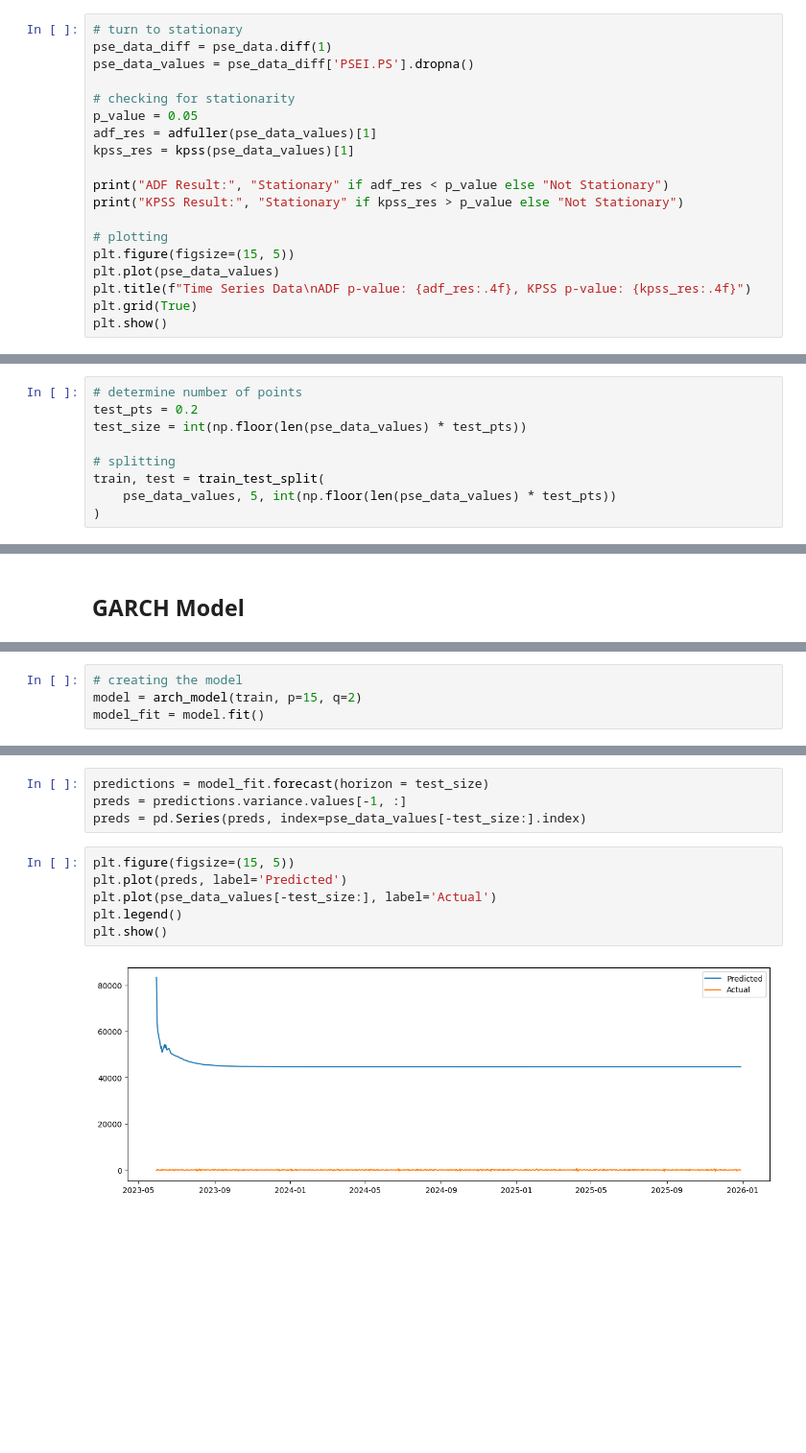
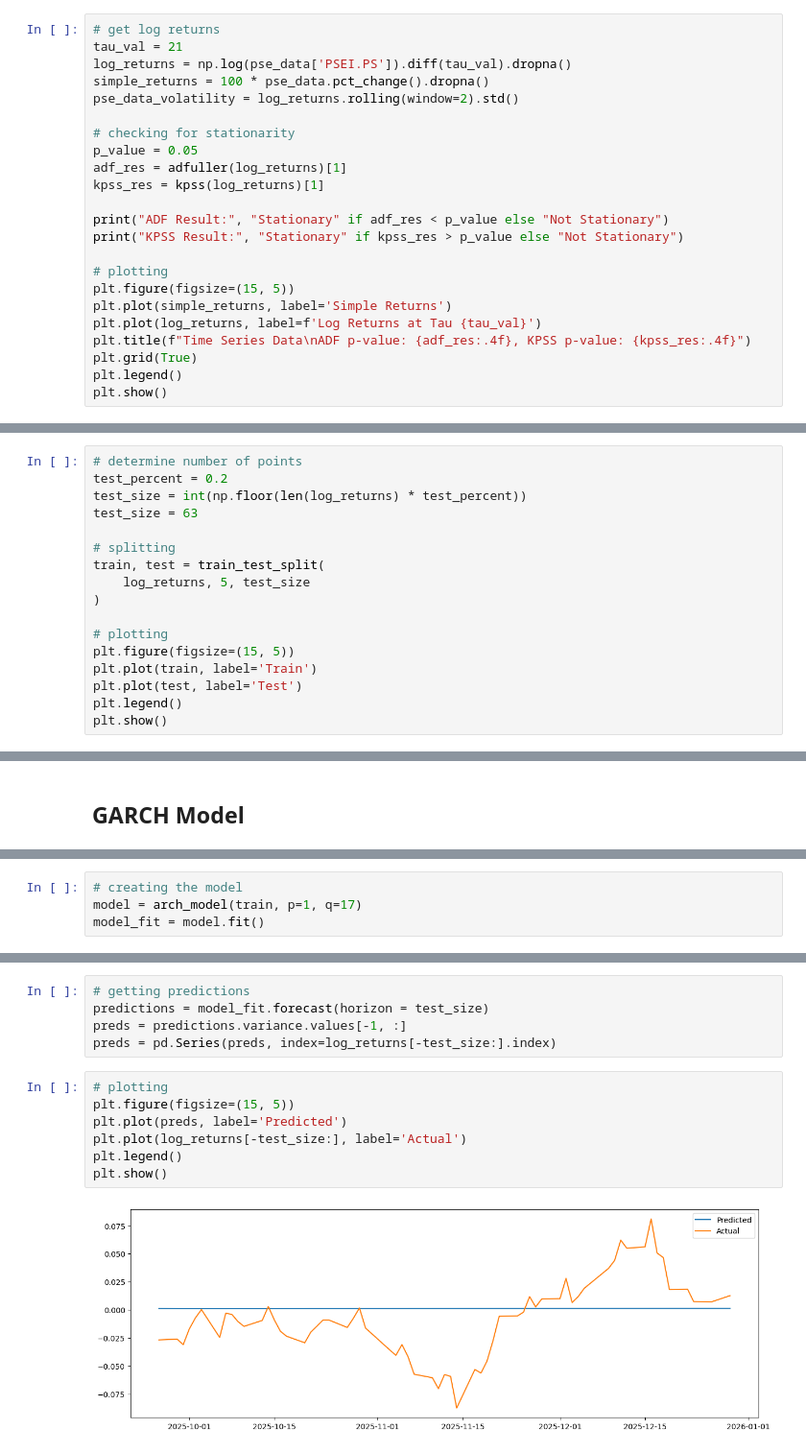
Before and after one commit to donnafaithhh/GARCH-PSEi, a Jupyter notebook: simulation.ipynb, the cells around one changed output, grey strips where cells are left out. Shown at 96% size. Saved outputs shown, nothing was run; the diff lists cells and outputs as text; blank space fills up the shorter version.

```diff
--- a/simulation.ipynb
+++ b/simulation.ipynb
@@ -134,23 +115,27 @@ plt.show()
 # %% [markdown]
 The data does not look stationary.
 # %%
-# turn to stationary
-pse_data_diff = pse_data.diff(1)
-pse_data_values = pse_data_diff['PSEI.PS'].dropna()
+# get log returns
+tau_val = 21
+log_returns = np.log(pse_data['PSEI.PS']).diff(tau_val).dropna()
+simple_returns = 100 * pse_data.pct_change().dropna()
+pse_data_volatility = log_returns.rolling(window=2).std()
 
 # checking for stationarity
 p_value = 0.05
-adf_res = adfuller(pse_data_values)[1]
-kpss_res = kpss(pse_data_values)[1]
+adf_res = adfuller(log_returns)[1]
+kpss_res = kpss(log_returns)[1]
 
 print("ADF Result:", "Stationary" if adf_res < p_value else "Not Stationary")
 print("KPSS Result:", "Stationary" if kpss_res > p_value else "Not Stationary")
 
 # plotting
 plt.figure(figsize=(15, 5))
-plt.plot(pse_data_values)
+plt.plot(simple_returns, label='Simple Returns')
+plt.plot(log_returns, label=f'Log Returns at Tau {tau_val}')
 plt.title(f"Time Series Data\nADF p-value: {adf_res:.4f}, KPSS p-value: {kpss_res:.4f}")
 plt.grid(True)
+plt.legend()
 plt.show()
 # %% [output]
 ADF Result: Stationary
@@ -184,10 +169,18 @@ def train_test_split(data: pd.Series, lookback: int = 12, test_size: int = 12) -
     )
 # %%
 # determine number of points
-test_pts = 0.2
-test_size = int(np.floor(len(pse_data_values) * test_pts))
+test_percent = 0.2
+test_size = int(np.floor(len(log_returns) * test_percent))
+test_size = 63
 
 # splitting
 train, test = train_test_split(
-    pse_data_values, 5, int(np.floor(len(pse_data_values) * test_pts))
+    log_returns, 5, test_size
 )
+
+# plotting
+plt.figure(figsize=(15, 5))
+plt.plot(train, label='Train')
+plt.plot(test, label='Test')
+plt.legend()
+plt.show()
@@ -210,5 +207,5 @@ Based on the ACF plot, the best value for p is 2.
 # %%
 # creating the model
-model = arch_model(train, p=15, q=2)
+model = arch_model(train, p=1, q=17)
 model_fit = model.fit()
 # %% [output]
@@ -272,13 +267,15 @@ Volatility Model
 Covariance estimator: robust
 # %%
+# getting predictions
 predictions = model_fit.forecast(horizon = test_size)
 preds = predictions.variance.values[-1, :]
-preds = pd.Series(preds, index=pse_data_values[-test_size:].index)
+preds = pd.Series(preds, index=log_returns[-test_size:].index)
 # %%
+# plotting
 plt.figure(figsize=(15, 5))
 plt.plot(preds, label='Predicted')
-plt.plot(pse_data_values[-test_size:], label='Actual')
+plt.plot(log_returns[-test_size:], label='Actual')
 plt.legend()
 plt.show()
 # %% [output]
-[figure, old version]
+[figure, new version]
```
Also changed, not shown: parts of 13 cells of this notebook.
